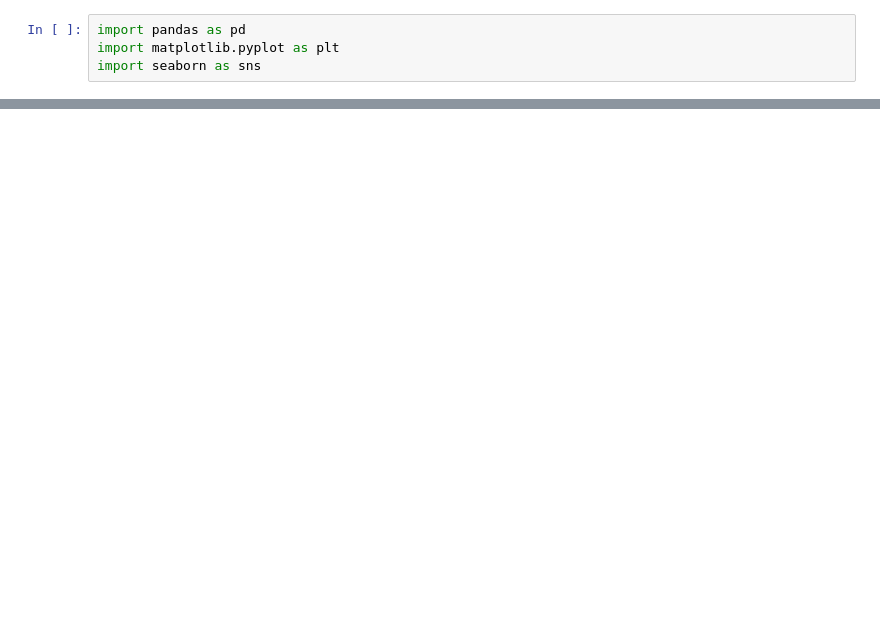
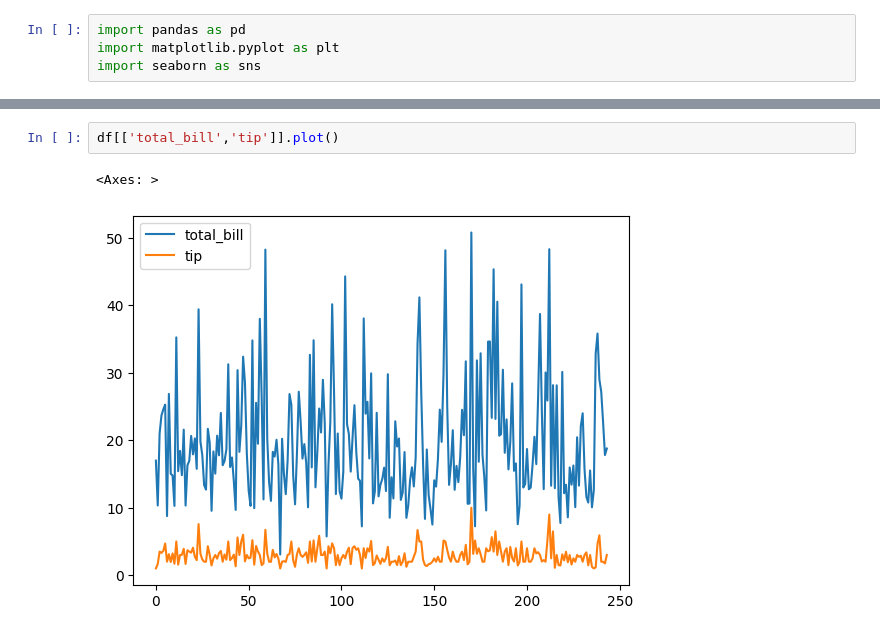
Before and after one commit to 95Vinkay/AIML, a Jupyter notebook: New_day8_9.ipynb, the cells around one changed output, grey strips where cells are left out. Cells and saved outputs as stored; diff of their text form; blank space fills up the shorter version.

```diff
--- a/New_day8_9.ipynb
+++ b/New_day8_9.ipynb
@@ -75,0 +104,5 @@ import seaborn as sns
+# %%
+df[['total_bill','tip']].plot()
+# %% [output]
+<Axes: >
+[figure, added]
```
Also changed, not shown: parts of 23 cells of this notebook.
